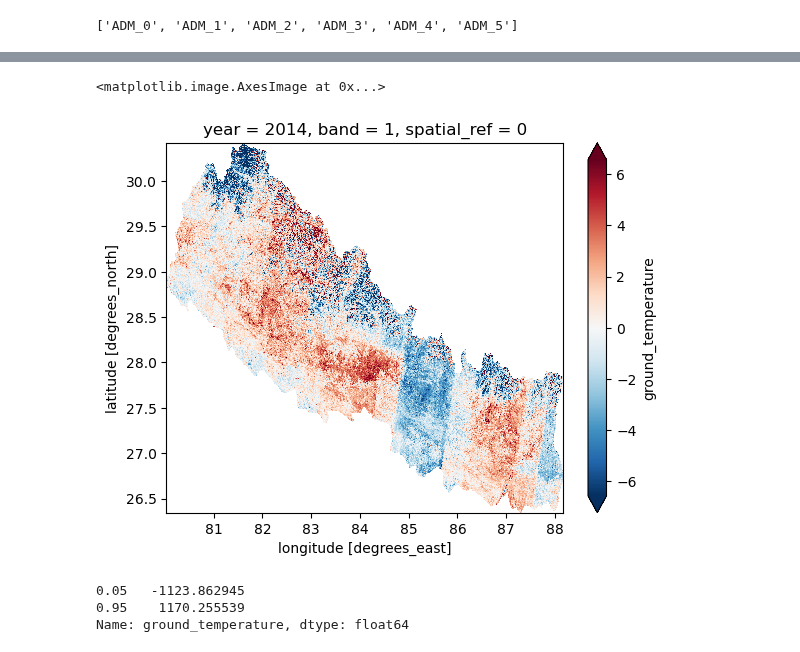
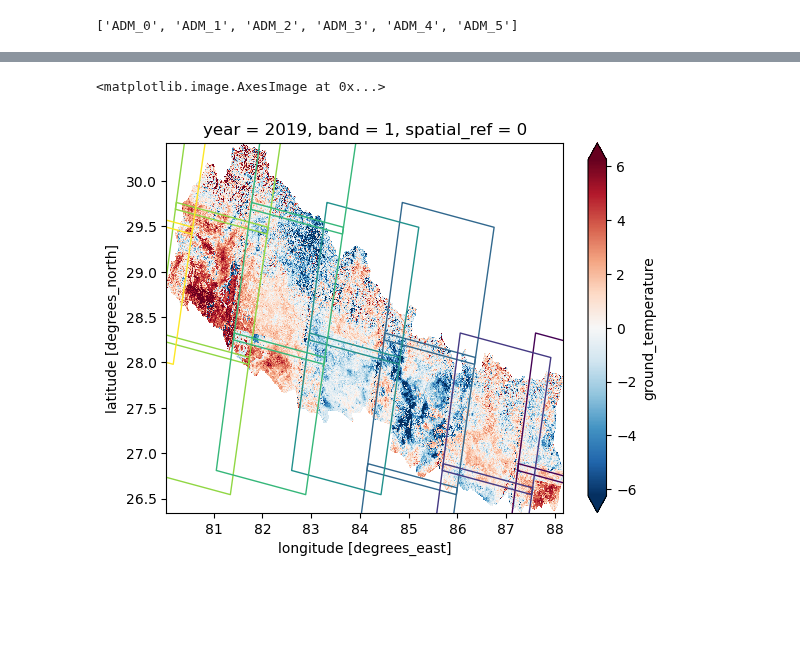
Before and after one commit to felixschulz385/growth-and-temperature, a Jupyter notebook: code/experiments/grid.ipynb, the cells around one changed output, grey strips where cells are left out. Saved outputs shown, nothing was run; the diff lists cells and outputs as text; code cells hidden in the pictures; blank space fills up the shorter version.

```diff
--- a/code/experiments/grid.ipynb
+++ b/code/experiments/grid.ipynb
@@ -310,3 +310,13 @@ if not os.path.exists("Q:/HEALECON/Felix/Research/Heat Islands/data/case_studies
     nepal_adm_2.to_parquet("Q:/HEALECON/Felix/Research/Heat Islands/data/case_studies/nepal/adm_2.parquet")
 else:
     nepal_adm_2 = gpd.read_parquet("Q:/HEALECON/Felix/Research/Heat Islands/data/case_studies/nepal/adm_2.parquet")
+# %%
+merged = xr.merge(
+    [
+        nepal_night_lights_combined.squeeze().rio.reproject_match(nepal_ground_temperature_combined),
+        nepal_ground_temperature_combined.where(nepal_ground_temperature_combined > 0, np.nan)
+    ],
+    join = "inner"
+    )
+
+merged = merged.rio.clip(nepal.geometry)
@@ -322,13 +351,3 @@ nepal_adm_2_grid = make_geocube(
     like=nepal_ground_temperature_combined.isel(year=0),
     fill=-1,
 )
-# %%
-merged = xr.merge(
-    [
-        nepal_night_lights_combined.squeeze().rio.reproject_match(nepal_ground_temperature_combined),
-        nepal_ground_temperature_combined,
-        ],
-    join = "inner"
-    )
-
-merged = merged.rio.clip(nepal.geometry)
@@ -372,7 +423,9 @@ Coordinates:
 # %%
 # TODO: get new temperature data without artifacts
 # if mean is inadequate, maybe maintain information about mean date and demean based on that
-(demeaned.ground_temperature * 0.00341802).isel(year=0).squeeze().plot.imshow(robust = True)
+fix, ax = plt.subplots()
+landsat_wrs2_land.loc[landsat_wrs2_land.intersects(nepal.unary_union),:].plot(ax=ax, column = "PATH", facecolor = "none")
+(demeaned.ground_temperature * 0.00341802).isel(year=5).squeeze().plot.imshow(ax=ax, robust = True)
 # %% [output]
 <matplotlib.image.AxesImage at 0x...>
-[figure, old version]
+[figure, new version]
@@ -381,6 +431,0 @@ demeaned_long = demeaned.to_dataframe()
-# %%
-demeaned_long.ground_temperature.quantile([0.05, 0.95])
-# %% [output]
-0.05   -1123.862945
-0.95    1170.255539
-Name: ground_temperature, dtype: float64
```
Also changed, not shown: parts of 12 cells of this notebook, 2 other files.
